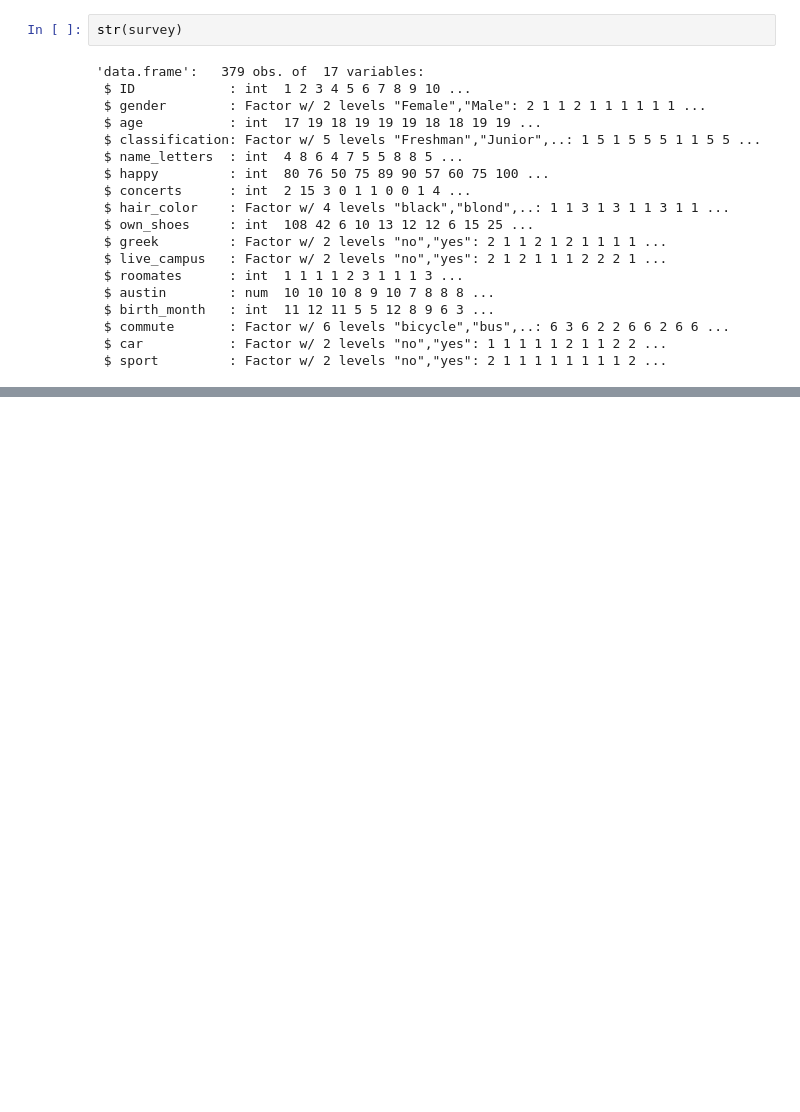
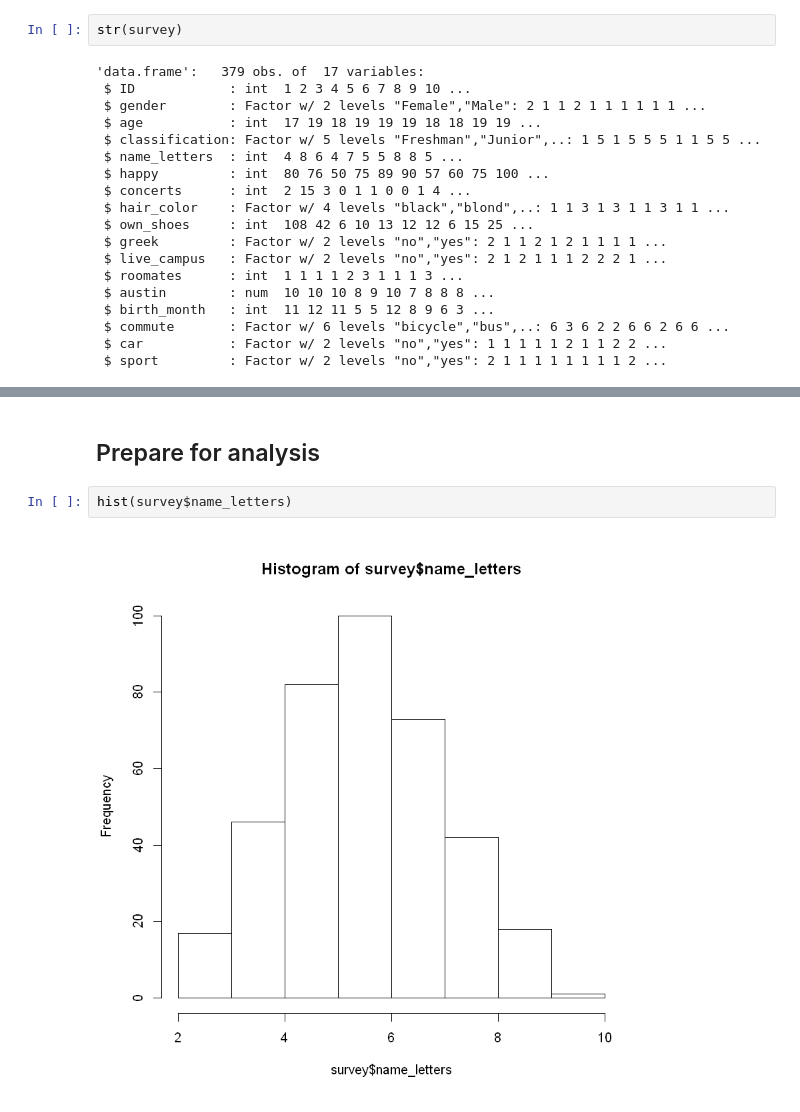
Before and after one commit to sharifahmad2061/foundations-of-data-analysis-part-2, a Jupyter notebook: week-01/pre-lab/notebook.ipynb, the cells around one changed output, grey strips where cells are left out. Drawn from its saved outputs; the diff is of its cells as text; blank space fills up the shorter version.

```diff
--- a/week-01/pre-lab/notebook.ipynb
+++ b/week-01/pre-lab/notebook.ipynb
@@ -31,0 +65,6 @@ str(survey)
+# %% [markdown]
+## Prepare for analysis
+# %%
+hist(survey$name_letters)
+# %% [output]
+[figure, added]
```
Also changed, not shown: parts of 18 cells of this notebook, 1 other file.
